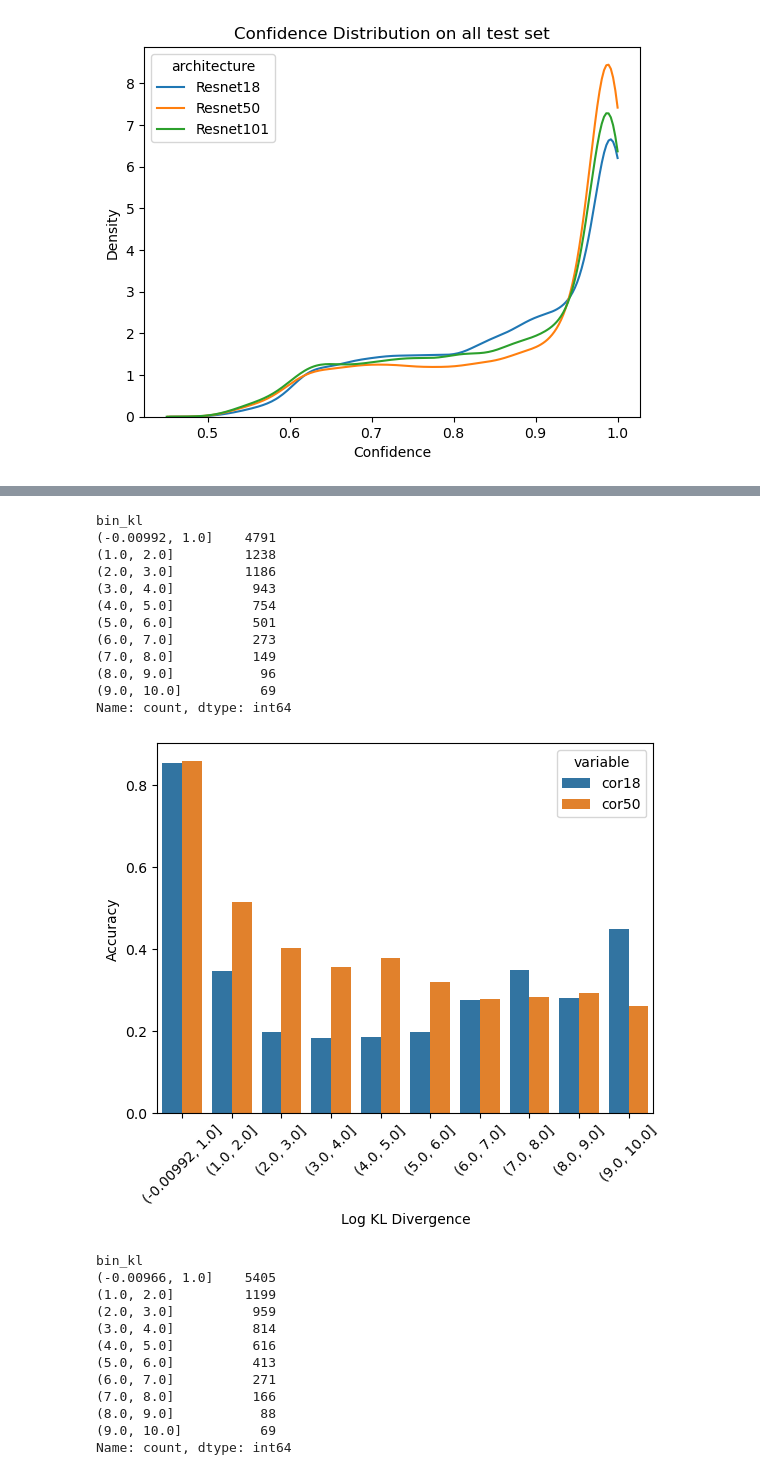
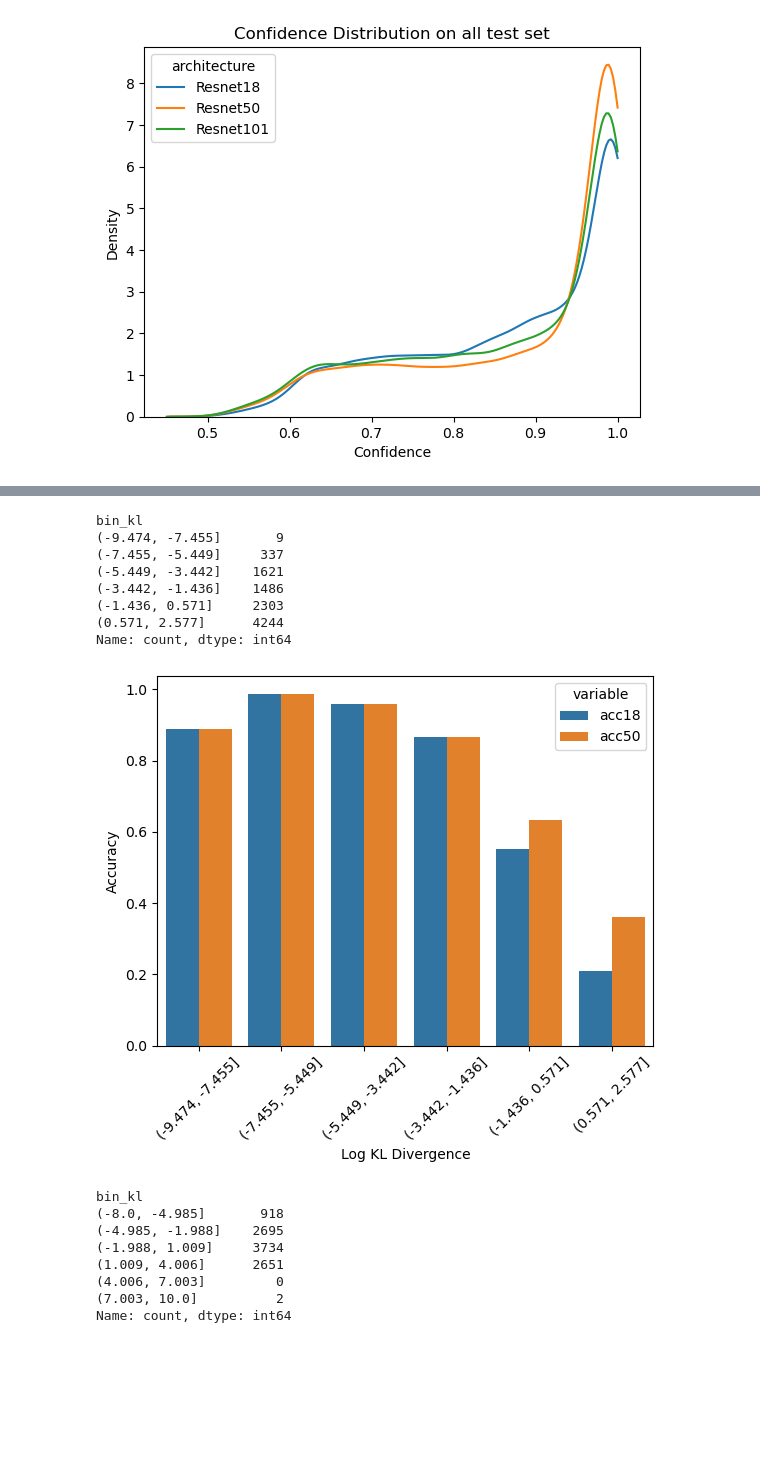
Before and after one commit to TimothyZG/wliura2024, a Jupyter notebook: post-exp1-analysis/analysis.ipynb, the cells around one changed output, grey strips where cells are left out. Drawn from its saved outputs; the diff is of its cells as text; code cells hidden in the pictures; blank space fills up the shorter version.

```diff
--- a/post-exp1-analysis/analysis.ipynb
+++ b/post-exp1-analysis/analysis.ipynb
@@ -5,4 +5,11 @@ import matplotlib.pyplot as plt
 from matplotlib_venn import venn3
 import seaborn as sns
 from scipy.special import rel_entr
+# %%
+# List of available dataset
+df18 = pd.read_csv("../exp1-inf/predictions_res18.csv")
+df50 = pd.read_csv("../exp1-inf/predictions_res50.csv")
+df101 = pd.read_csv("../exp1-inf/predictions_res101.csv")
+label = pd.read_csv("../exp1-inf/labels.csv")
+binnum=6
 # %%
@@ -83,3 +85,11 @@ plt.ylabel('Density')
 oc_res18=0.8715682656677265 | oc_res50=0.8837061005793636 | oc_res101=0.8710843226908104
 Text(0, 0.5, 'Density')
 [figure]
+# %%
+df["acc18"] = np.where(df["pred18"]==df["target"],1,0)
+df["acc50"] = np.where(df["pred50"]==df["target"],1,0)
+df["acc101"] = np.where(df["pred101"]==df["target"],1,0)
+oa_res18 = df["acc18"].mean()
+oa_res50 = df["acc50"].mean()
+oa_res101 = df["acc101"].mean()
+print(f"{oa_res18=} | {oa_res50=} | {oa_res101=}")
@@ -86,9 +98,6 @@ Text(0, 0.5, 'Density')
 # %%
-df["cor18"] = np.where(df["pred18"]==df["target"],1,0)
-df["cor50"] = np.where(df["pred50"]==df["target"],1,0)
-df["cor101"] = np.where(df["pred101"]==df["target"],1,0)
 def calc_kl(Q,P,numclass):
-    return rel_entr(Q.iloc[:,0:numclass],P.iloc[:,0:numclass]).sum(1)
+    return np.log(rel_entr(Q.iloc[:,0:numclass],P.iloc[:,0:numclass]).sum(1))
 df["kl_18_50"] = calc_kl(df18,df50,100)
 df["kl_18_101"] = calc_kl(df18,df101,100)
 df["kl_50_18"] = calc_kl(df50,df18,100)
@@ -115,5 +124,4 @@ plt.legend()
 # %%
-binnum=10
 def bin_kl_vis(df_in, binnum,kl_name,acc_col1,acc_col2):
     df=df_in
     tempcol = "bin_kl"
@@ -126,11 +134,11 @@ def bin_kl_vis(df_in, binnum,kl_name,acc_col1,acc_col2):
     plt.xlabel("Log KL Divergence")
     plt.ylabel("Accuracy")
     plt.show()
-bin_kl_vis(df, binnum, "kl_18_50", "cor18", "cor50")
-bin_kl_vis(df, binnum, "kl_18_101", "cor18", "cor101")
-bin_kl_vis(df, binnum, "kl_50_18", "cor18", "cor50")
-bin_kl_vis(df, binnum, "kl_50_101", "cor50", "cor101")
-bin_kl_vis(df, binnum, "kl_101_18", "cor18", "cor101")
-bin_kl_vis(df, binnum, "kl_101_50", "cor50", "cor101")
+bin_kl_vis(df, binnum, "kl_18_50", "acc18", "acc50")
+bin_kl_vis(df, binnum, "kl_18_101", "acc18", "acc101")
+bin_kl_vis(df, binnum, "kl_50_18", "acc18", "acc50")
+bin_kl_vis(df, binnum, "kl_50_101", "acc50", "acc101")
+bin_kl_vis(df, binnum, "kl_101_18", "acc18", "acc101")
+bin_kl_vis(df, binnum, "kl_101_50", "acc50", "acc101")
 # %% [output]
 bin_kl
@@ -162,25 +162,17 @@ Name: count, dtype: int64
 bin_kl
-(-0.00992, 1.0]    4791
-(1.0, 2.0]         1238
-(2.0, 3.0]         1186
-(3.0, 4.0]          943
-(4.0, 5.0]          754
-(5.0, 6.0]          501
-(6.0, 7.0]          273
-(7.0, 8.0]          149
-(8.0, 9.0]           96
-(9.0, 10.0]          69
+(-9.474, -7.455]       9
+(-7.455, -5.449]     337
+(-5.449, -3.442]    1621
+(-3.442, -1.436]    1486
+(-1.436, 0.571]     2303
+(0.571, 2.577]      4244
 Name: count, dtype: int64
-[figure, old version]
+[figure, new version]
 bin_kl
-(-0.00966, 1.0]    5405
-(1.0, 2.0]         1199
-(2.0, 3.0]          959
-(3.0, 4.0]          814
-(4.0, 5.0]          616
-(5.0, 6.0]          413
-(6.0, 7.0]          271
-(7.0, 8.0]          166
-(8.0, 9.0]           88
-(9.0, 10.0]          69
+(-8.0, -4.985]       918
+(-4.985, -1.988]    2695
+(-1.988, 1.009]     3734
+(1.009, 4.006]      2651
+(4.006, 7.003]         0
+(7.003, 10.0]          2
 Name: count, dtype: int64
```
Also changed, not shown: parts of 4 cells of this notebook, 2 other files.
